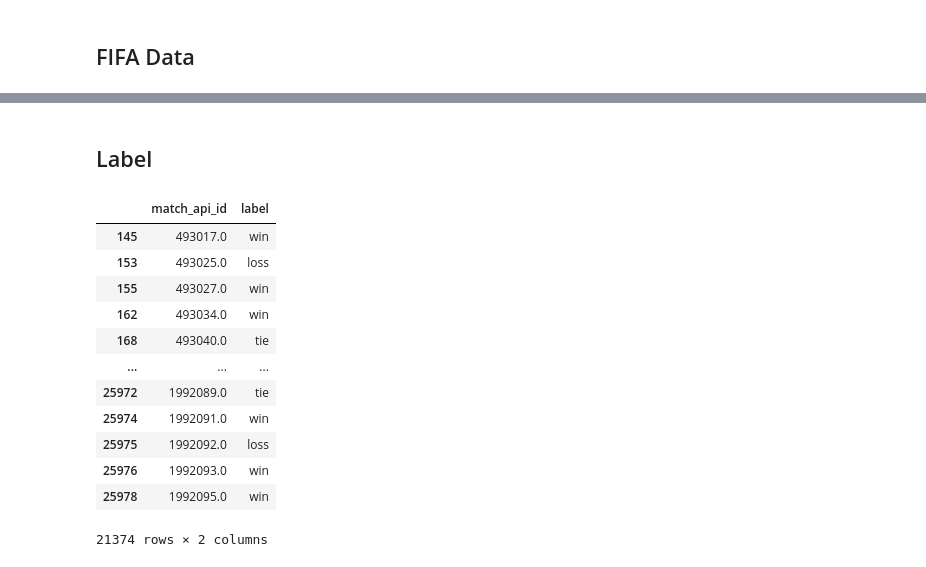
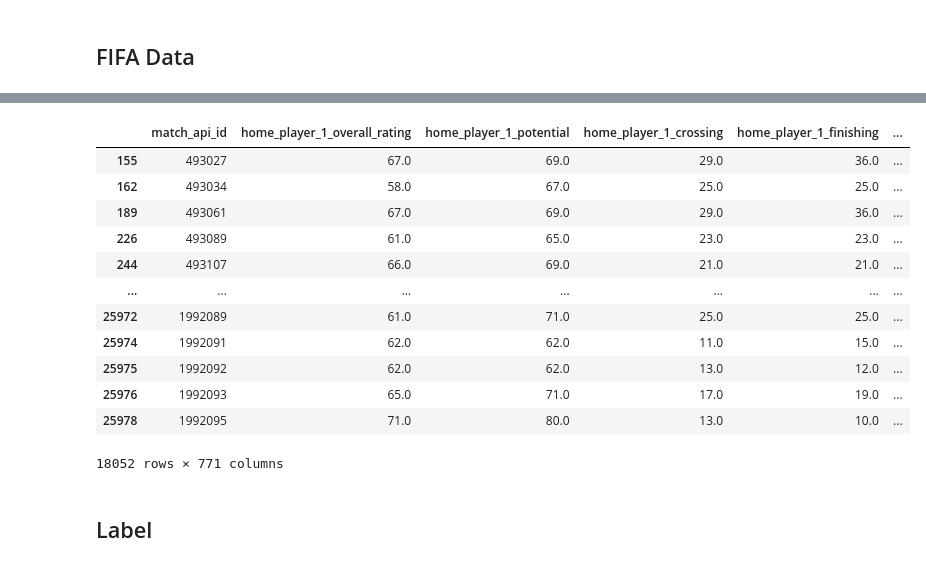
Before and after one commit to yahsiuhsieh/european-soccer, a Jupyter notebook: european_soccer.ipynb, the cells around one changed output, grey strips where cells are left out. Cells and saved outputs as stored; diff of their text form; code cells hidden in the pictures.

```diff
--- a/european_soccer.ipynb
+++ b/european_soccer.ipynb
@@ -169,3 +157,20 @@ fifa_data
+# %%
+fifa_data = fifa_data.dropna().select_dtypes(['number'])
+fifa_data
+# %% [output]
+|  | match_api_id | home_player_1_overall_rating | home_player_1_potential | home_player_1_crossing | home_player_1_finishing | ... |
+| 155 | 493027 | 67.0 | 69.0 | 29.0 | 36.0 | ... |
+| 162 | 493034 | 58.0 | 67.0 | 25.0 | 25.0 | ... |
+| 189 | 493061 | 67.0 | 69.0 | 29.0 | 36.0 | ... |
+| 226 | 493089 | 61.0 | 65.0 | 23.0 | 23.0 | ... |
+| 244 | 493107 | 66.0 | 69.0 | 21.0 | 21.0 | ... |
+| ... | ... | ... | ... | ... | ... | ... |
+| 25972 | 1992089 | 61.0 | 71.0 | 25.0 | 25.0 | ... |
+| 25974 | 1992091 | 62.0 | 62.0 | 11.0 | 15.0 | ... |
+| 25975 | 1992092 | 62.0 | 62.0 | 13.0 | 12.0 | ... |
+| 25976 | 1992093 | 65.0 | 71.0 | 17.0 | 19.0 | ... |
+| 25978 | 1992095 | 71.0 | 80.0 | 13.0 | 10.0 | ... |
+18052 rows × 771 columns
 # %% [markdown]
 ## Label
 # %%
@@ -190,16 +195,0 @@ labels = matches.apply(get_label_from_match, axis=1)
-# %%
-labels
-# %% [output]
-|  | match_api_id | label |
-| 145 | 493017.0 | win |
-| 153 | 493025.0 | loss |
-| 155 | 493027.0 | win |
-| 162 | 493034.0 | win |
-| 168 | 493040.0 | tie |
-| ... | ... | ... |
-| 25972 | 1992089.0 | tie |
-| 25974 | 1992091.0 | win |
-| 25975 | 1992092.0 | loss |
-| 25976 | 1992093.0 | win |
-| 25978 | 1992095.0 | win |
-21374 rows × 2 columns
```
Also changed, not shown: parts of 10 cells of this notebook.
